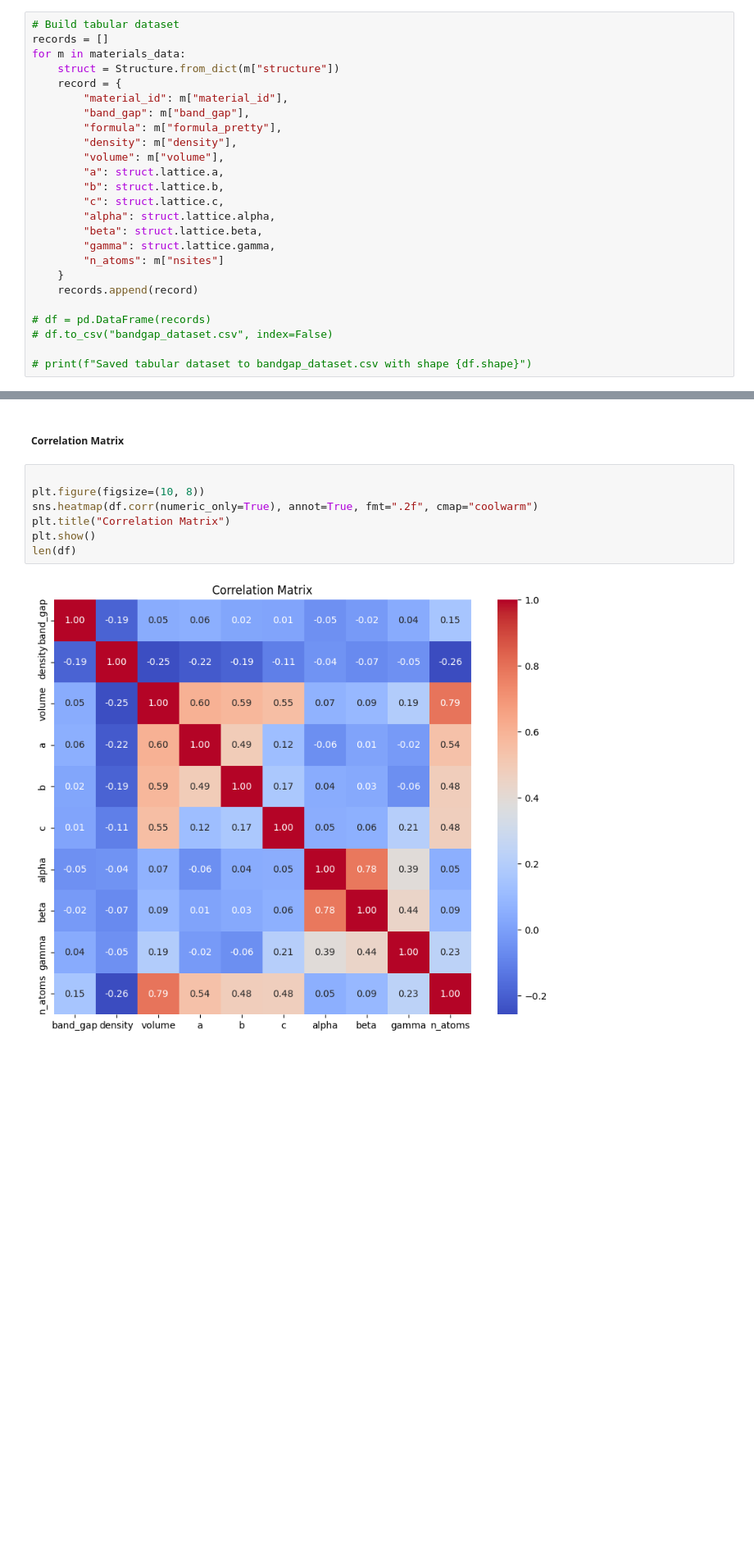
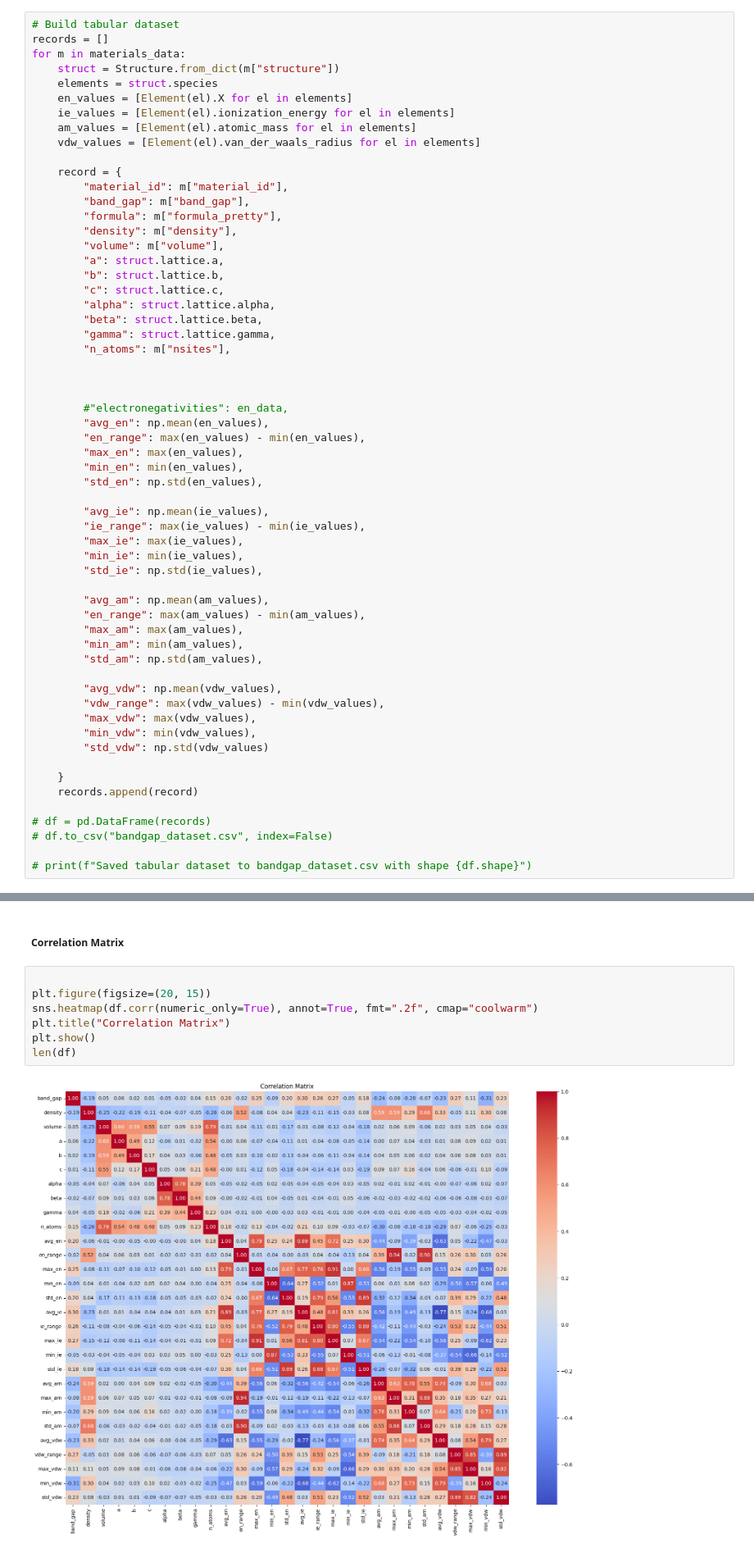
Before and after one commit to immischein/ML-bandgap, a Jupyter notebook: Bandgaps_ML_Model.ipynb, the cells around one changed output, grey strips where cells are left out. Shown at 82% size. Drawn from its saved outputs; the diff is of its cells as text; blank space fills up the shorter version.

Commit message:
added plots, looking at absolute correlations

```diff
--- a/Bandgaps_ML_Model.ipynb
+++ b/Bandgaps_ML_Model.ipynb
@@ -187,6 +189,12 @@ with open("/content/drive/MyDrive/Project Documents ML-CMT/materials_data.json")
 records = []
 for m in materials_data:
     struct = Structure.from_dict(m["structure"])
+    elements = struct.species
+    en_values = [Element(el).X for el in elements]
+    ie_values = [Element(el).ionization_energy for el in elements]
+    am_values = [Element(el).atomic_mass for el in elements]
+    vdw_values = [Element(el).van_der_waals_radius for el in elements]
+
     record = {
         "material_id": m["material_id"],
         "band_gap": m["band_gap"],
@@ -199,7 +207,35 @@ for m in materials_data:
         "alpha": struct.lattice.alpha,
         "beta": struct.lattice.beta,
         "gamma": struct.lattice.gamma,
-        "n_atoms": m["nsites"]
+        "n_atoms": m["nsites"],
+
+
+
+        #"electronegativities": en_data,
+        "avg_en": np.mean(en_values),
+        "en_range": max(en_values) - min(en_values),
+        "max_en": max(en_values),
+        "min_en": min(en_values),
+        "std_en": np.std(en_values),
+
+        "avg_ie": np.mean(ie_values),
+        "ie_range": max(ie_values) - min(ie_values),
+        "max_ie": max(ie_values),
+        "min_ie": min(ie_values),
+        "std_ie": np.std(ie_values),
+
+        "avg_am": np.mean(am_values),
+        "en_range": max(am_values) - min(am_values),
+        "max_am": max(am_values),
+        "min_am": min(am_values),
+        "std_am": np.std(am_values),
+
+        "avg_vdw": np.mean(vdw_values),
+        "vdw_range": max(vdw_values) - min(vdw_values),
+        "max_vdw": max(vdw_values),
+        "min_vdw": min(vdw_values),
+        "std_vdw": np.std(vdw_values)
+
     }
     records.append(record)
 
@@ -325,11 +385,11 @@ plt.show()
 ##### Correlation Matrix
 # %%
 
-plt.figure(figsize=(10, 8))
+plt.figure(figsize=(20, 15))
 sns.heatmap(df.corr(numeric_only=True), annot=True, fmt=".2f", cmap="coolwarm")
 plt.title("Correlation Matrix")
 plt.show()
 len(df)
 # %% [output]
-[figure, old version]
+[figure, new version]
 82998
```
Also changed, not shown: parts of 14 cells of this notebook.
